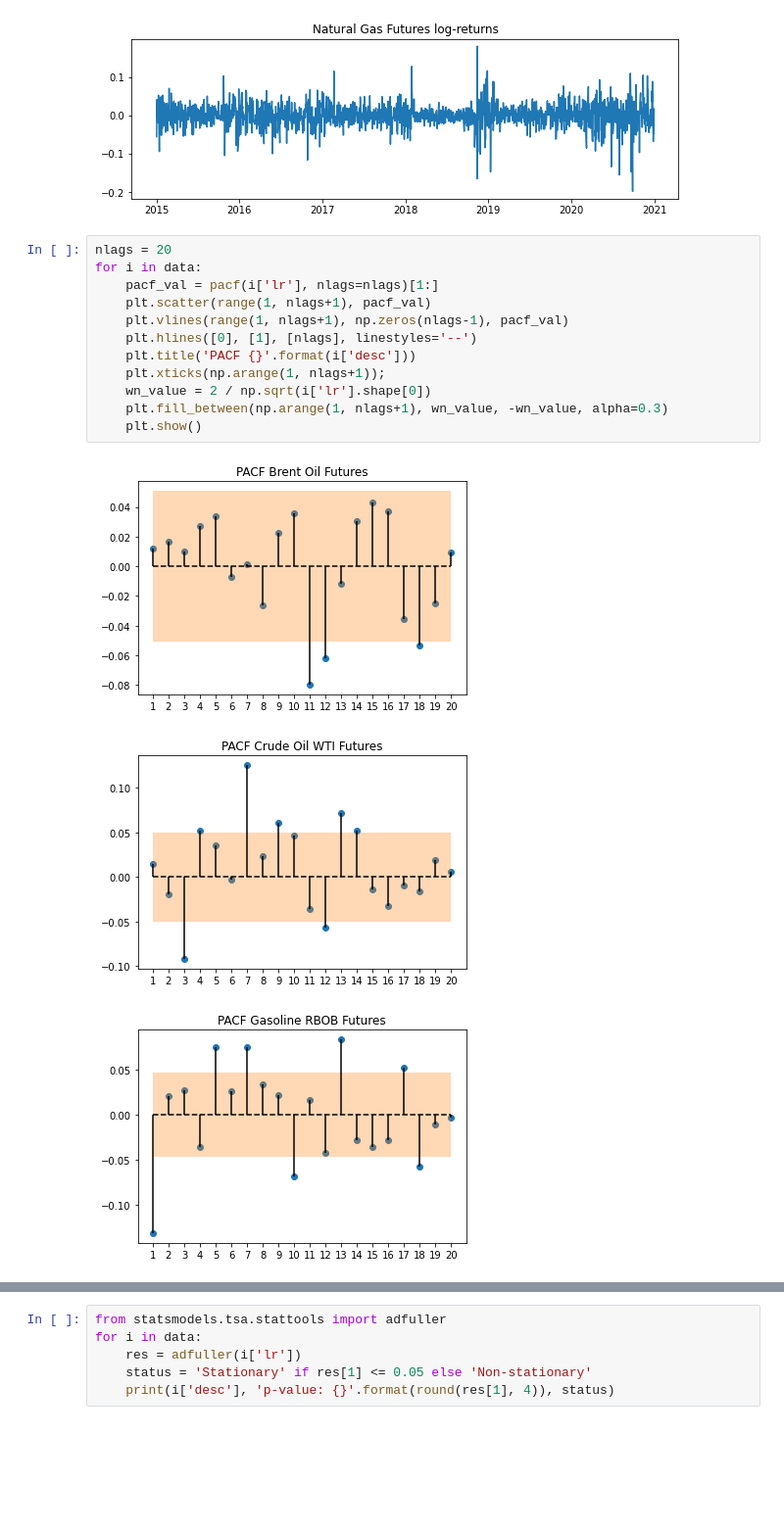
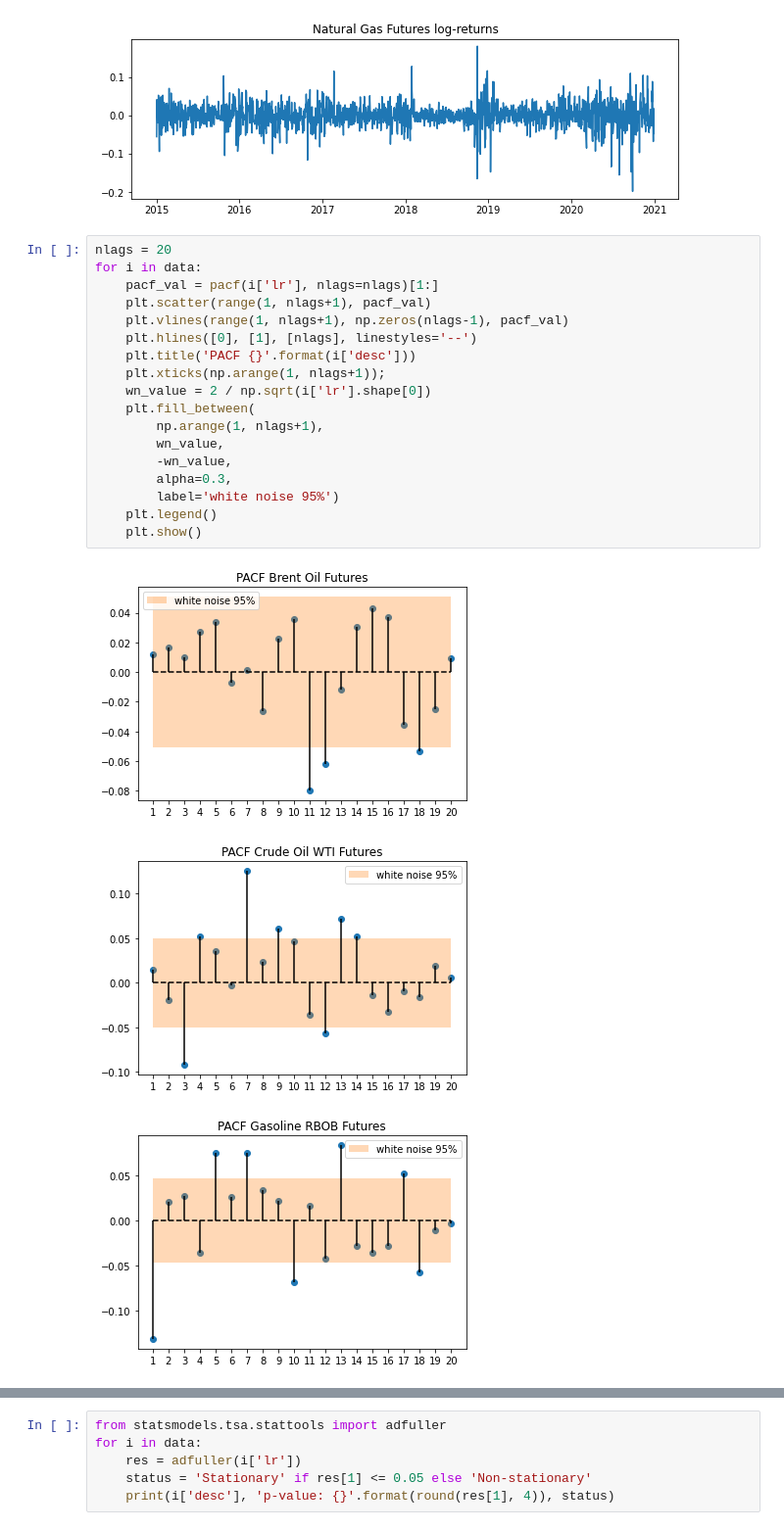
Before and after one commit to vpozdnyakov/cond_gen_models_in_tradings, a Jupyter notebook: notebooks/eda.ipynb, the cells around one changed output, grey strips where cells are left out. Shown at 98% size. Saved outputs shown, nothing was run; the diff lists cells and outputs as text; blank space fills up the shorter version.

```diff
--- a/notebooks/eda.ipynb
+++ b/notebooks/eda.ipynb
@@ -91,16 +94,22 @@ for i in data:
 # %%
 nlags = 20
 for i in data:
     pacf_val = pacf(i['lr'], nlags=nlags)[1:]
     plt.scatter(range(1, nlags+1), pacf_val)
     plt.vlines(range(1, nlags+1), np.zeros(nlags-1), pacf_val)
     plt.hlines([0], [1], [nlags], linestyles='--')
     plt.title('PACF {}'.format(i['desc']))
     plt.xticks(np.arange(1, nlags+1));
     wn_value = 2 / np.sqrt(i['lr'].shape[0])
-    plt.fill_between(np.arange(1, nlags+1), wn_value, -wn_value, alpha=0.3)
+    plt.fill_between(
+        np.arange(1, nlags+1),
+        wn_value,
+        -wn_value,
+        alpha=0.3,
+        label='white noise 95%')
+    plt.legend()
     plt.show()
 # %% [output]
-[figure, old version]
+[figure, new version]
-[figure, old version]
+[figure, new version]
-[figure, old version]
+[figure, new version]
```
Also changed, not shown: parts of 4 cells of this notebook.
